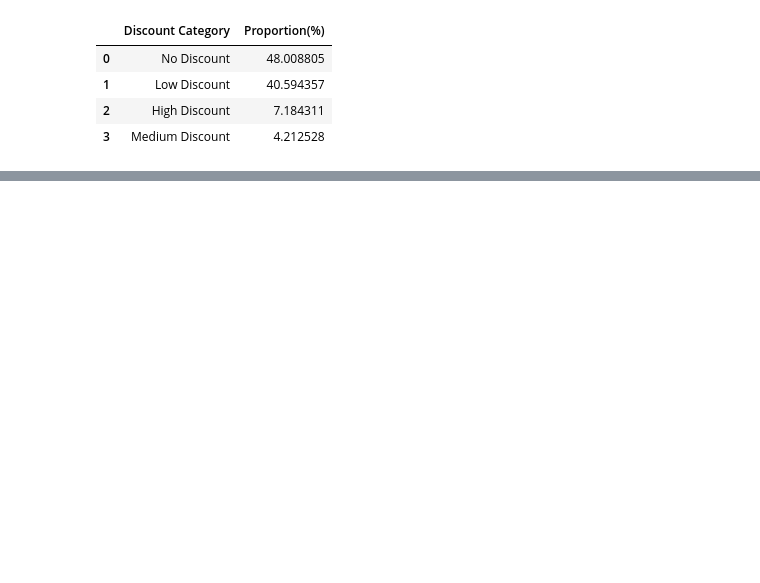
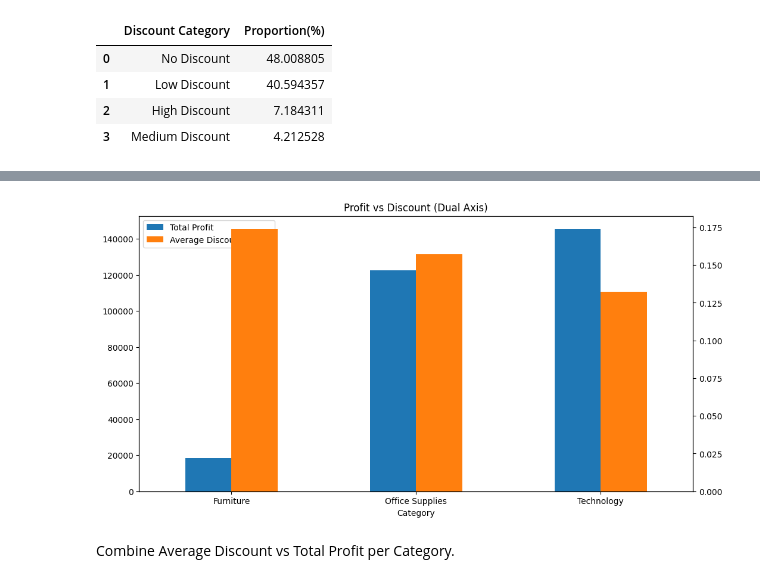
Before and after one commit to RealHaroon/Data-Analytics, a Jupyter notebook: Notebooks/Pandas/Superstore Dataset.ipynb, the cells around one changed output, grey strips where cells are left out. Saved outputs shown, nothing was run; the diff lists cells and outputs as text; code cells hidden in the pictures; blank space fills up the shorter version.

```diff
--- a/Notebooks/Pandas/Superstore Dataset.ipynb
+++ b/Notebooks/Pandas/Superstore Dataset.ipynb
@@ -598,0 +662,11 @@ pct_of_discount_categories
+# %%
+category_data=df.groupby('Category').agg({'Profit':'sum','Discount':'mean'}).reset_index()
+category_data.columns=['Category','Total Profit','Average Discount']
+category_data.plot(kind='bar',x='Category',secondary_y='Average Discount',figsize=(12,6),rot=0)
+plt.title('Profit vs Discount (Dual Axis)')
+plt.xlabel('Category')
+plt.show()
+# %% [output]
+[figure, added]
+# %% [markdown]
+Combine Average Discount vs Total Profit per Category.
```
Also changed, not shown: parts of 13 cells of this notebook.
